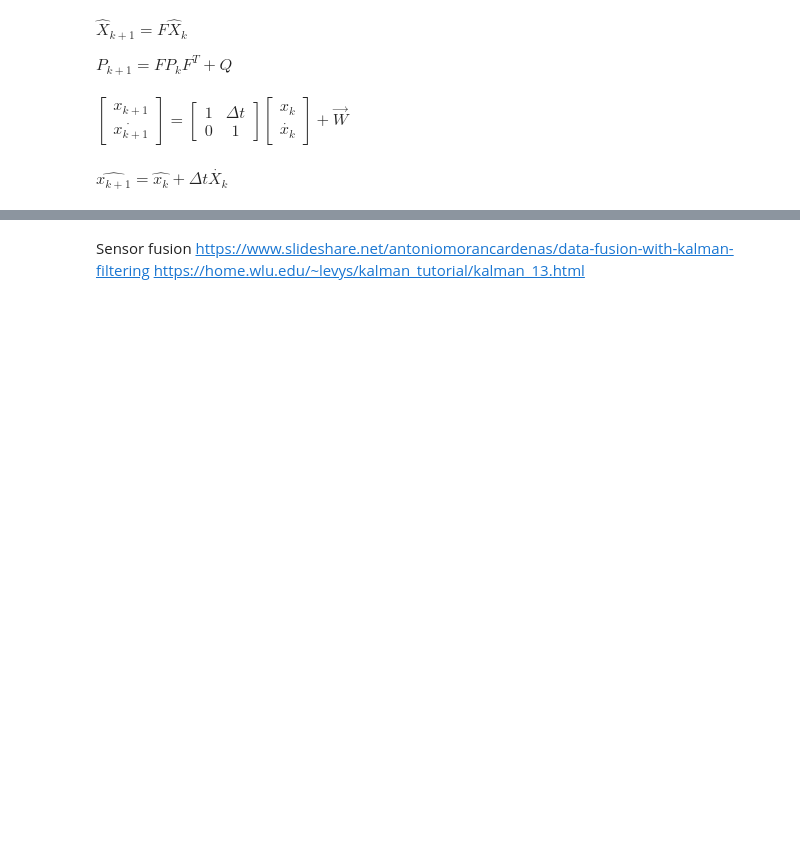
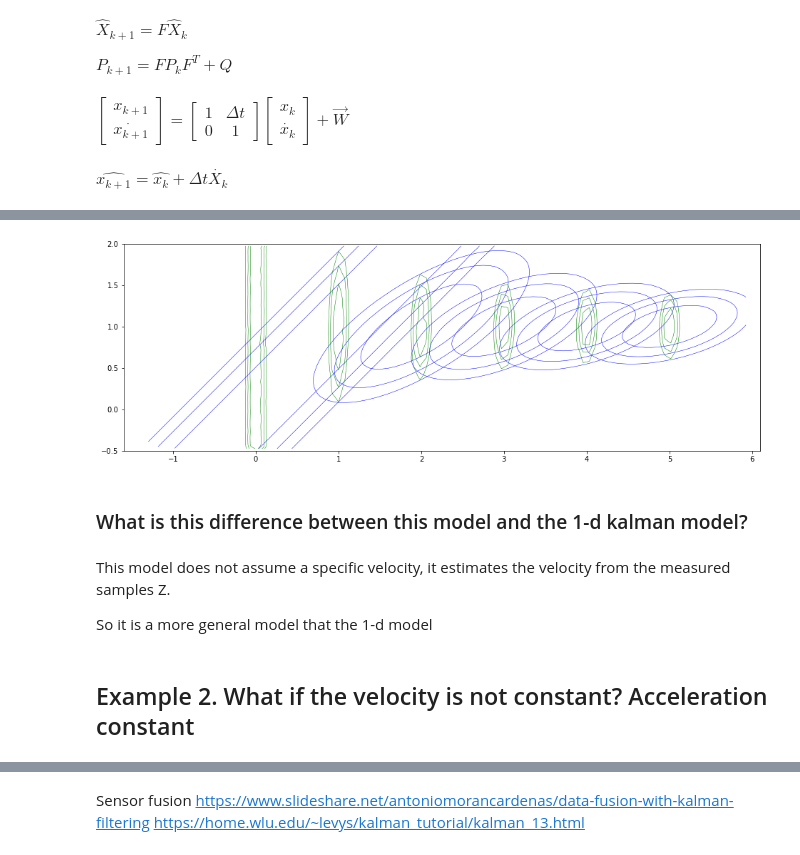
Before and after one commit to jganzabal/Kalman-as-Recursive-Bayesian-Estimation, a Jupyter notebook: 4_Two dimensional Kalman filter.ipynb, the cells around one changed output, grey strips where cells are left out. Drawn from its saved outputs; the diff is of its cells as text; code cells hidden in the pictures; blank space fills up the shorter version.

```diff
--- a/4_Two dimensional Kalman filter.ipynb
+++ b/4_Two dimensional Kalman filter.ipynb
@@ -243,0 +276,19 @@ print(mu_x_uu)
+# %%
+X_0 = [[0],[0]]
+P_0 = [[infinite,0],[0,infinite]]
+F = [[1, 1],[0,1]]
+Q = [[5, 0],[0,0]]
+H = [1,0]
+R = 0.1
+mesurements = np.array([0,1,2,3,4,5,6,7,8,9])*1
+plot_vect_kalman_filter(X_0, P_0, H, R, F, Q, mesurements)
+# %% [output]
+[figure, added]
+# %% [markdown]
+### What is this difference between this model and the 1-d kalman model?
+# %% [markdown]
+This model does not assume a specific velocity, it estimates the velocity from the measured samples Z.
+
+So it is a more general model that the 1-d model
+# %% [markdown]
+## Example 2. What if the velocity is not constant? Acceleration constant
```
Also changed, not shown: parts of 37 cells of this notebook, 3 other files.
